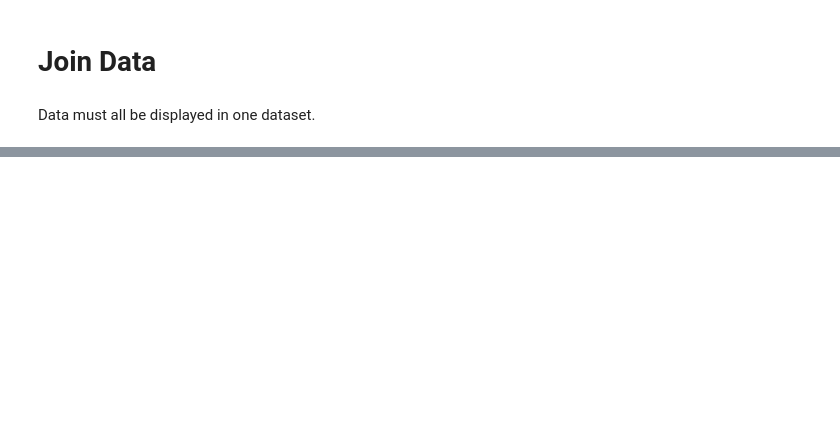
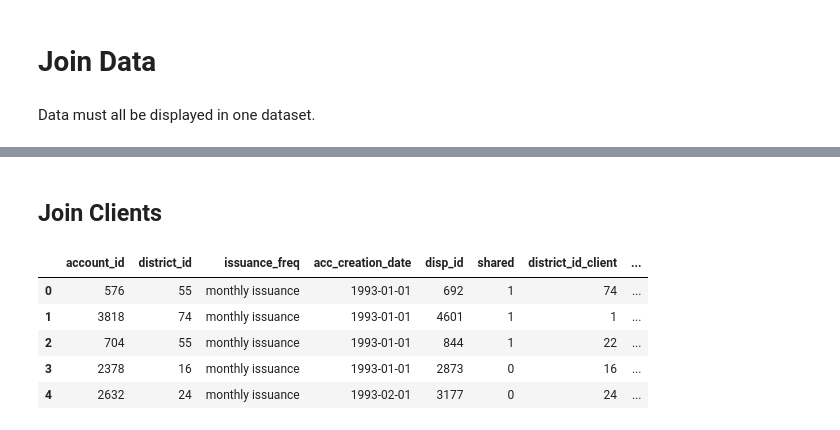
Before and after one commit to DreFlo/ac-2223, a Jupyter notebook: proj_notebook.ipynb, the cells around one changed output, grey strips where cells are left out. Drawn from its saved outputs; the diff is of its cells as text; code cells hidden in the pictures; blank space fills up the shorter version.

```diff
--- a/proj_notebook.ipynb
+++ b/proj_notebook.ipynb
@@ -310,0 +380,15 @@ Data must all be displayed in one dataset.
+# %% [markdown]
+## Join Clients
+# %%
+joined_df = joined_df.merge(client_df, on='client_id', how='left', suffixes=['', '_client'])
+
+joined_df.drop(columns=['client_id'], inplace=True)
+
+joined_df.head()
+# %% [output]
+|  | account_id | district_id | issuance_freq | acc_creation_date | disp_id | shared | district_id_client | ... |
+| 0 | 576 | 55 | monthly issuance | 1993-01-01 | 692 | 1 | 74 | ... |
+| 1 | 3818 | 74 | monthly issuance | 1993-01-01 | 4601 | 1 | 1 | ... |
+| 2 | 704 | 55 | monthly issuance | 1993-01-01 | 844 | 1 | 22 | ... |
+| 3 | 2378 | 16 | monthly issuance | 1993-01-01 | 2873 | 0 | 16 | ... |
+| 4 | 2632 | 24 | monthly issuance | 1993-02-01 | 3177 | 0 | 24 | ... |
```
Also changed, not shown: parts of 28 cells of this notebook.
